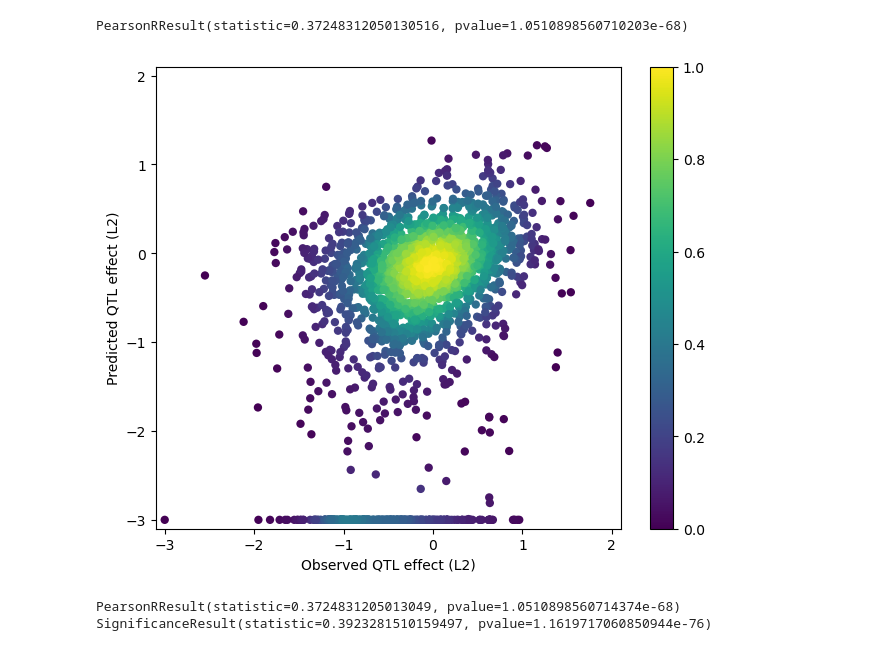
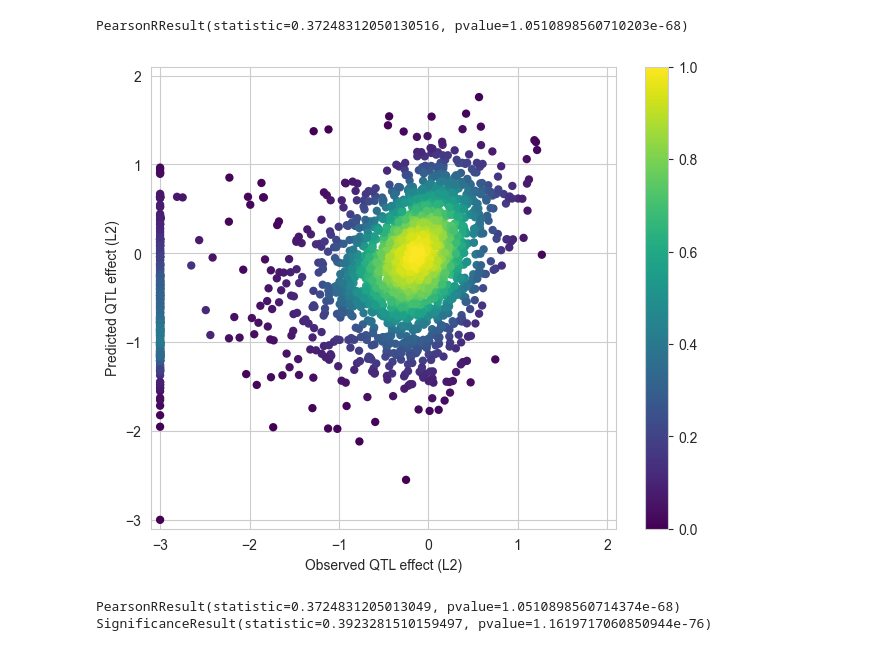
Before and after one commit to Danko-Lab/clipnet_ablation, a Jupyter notebook: evaluation_qtl/plot_reference_tiqtl.ipynb, the cells around one changed output. Drawn from its saved outputs; the diff is of its cells as text; code cells hidden in the pictures.

```diff
--- a/evaluation_qtl/plot_reference_tiqtl.ipynb
+++ b/evaluation_qtl/plot_reference_tiqtl.ipynb
@@ -38,30 +38,32 @@ zero_preds.to_csv(
 print(pearsonr(composite.pred, composite.expt))
 # %% [output]
 PearsonRResult(statistic=0.37248312050130516, pvalue=1.0510898560710203e-68)
+# %%
+sns.set_style("whitegrid")
 # %%
 # Plot composite log L2 ref - alt scores
 
 fig = plt.figure(figsize=(7.5, 6))
 ax = fig.add_subplot(1, 1, 1)
 ax = sns.scatterplot(
     data=composite,
-    x="expt",
-    y="pred",
+    y="expt",
+    x="pred",
     c=gaussian_kde(composite.transpose())(composite.transpose()),
     cmap="viridis",
     alpha=1,
     linewidth=0,
 )
 ax.set_xlabel("Observed QTL effect (L2)")
 ax.set_ylabel("Predicted QTL effect (L2)")
 ax.set_xlim(-3.1, 2.1)
 ax.set_ylim(-3.1, 2.1)
 sm = plt.cm.ScalarMappable(cmap="viridis")
 ax.figure.colorbar(sm, ax=ax)
 
 plt.savefig("img/tiqtl_composite_l2.pdf")
 # %% [output]
-[figure, old version]
+[figure, new version]
 # %%
 print(pearsonr(composite.expt, composite.pred))
 print(spearmanr(composite.expt, composite.pred))
```
Also changed, not shown: 19 other files.
